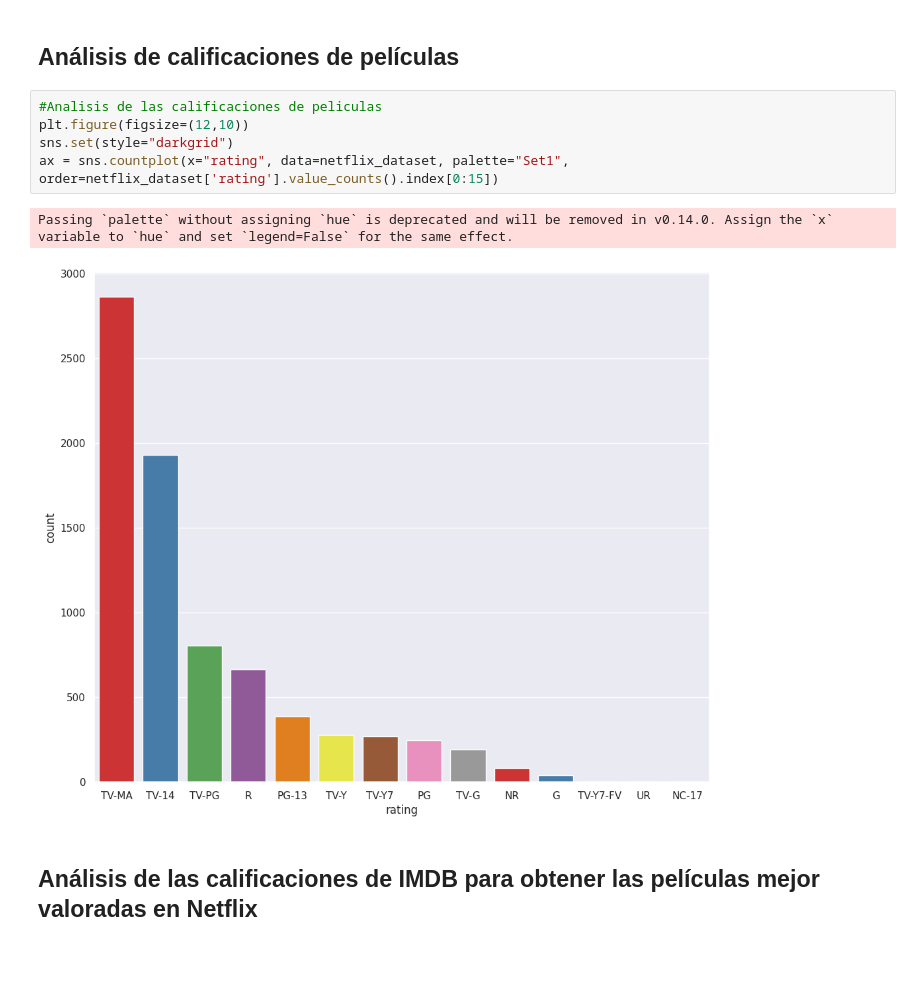
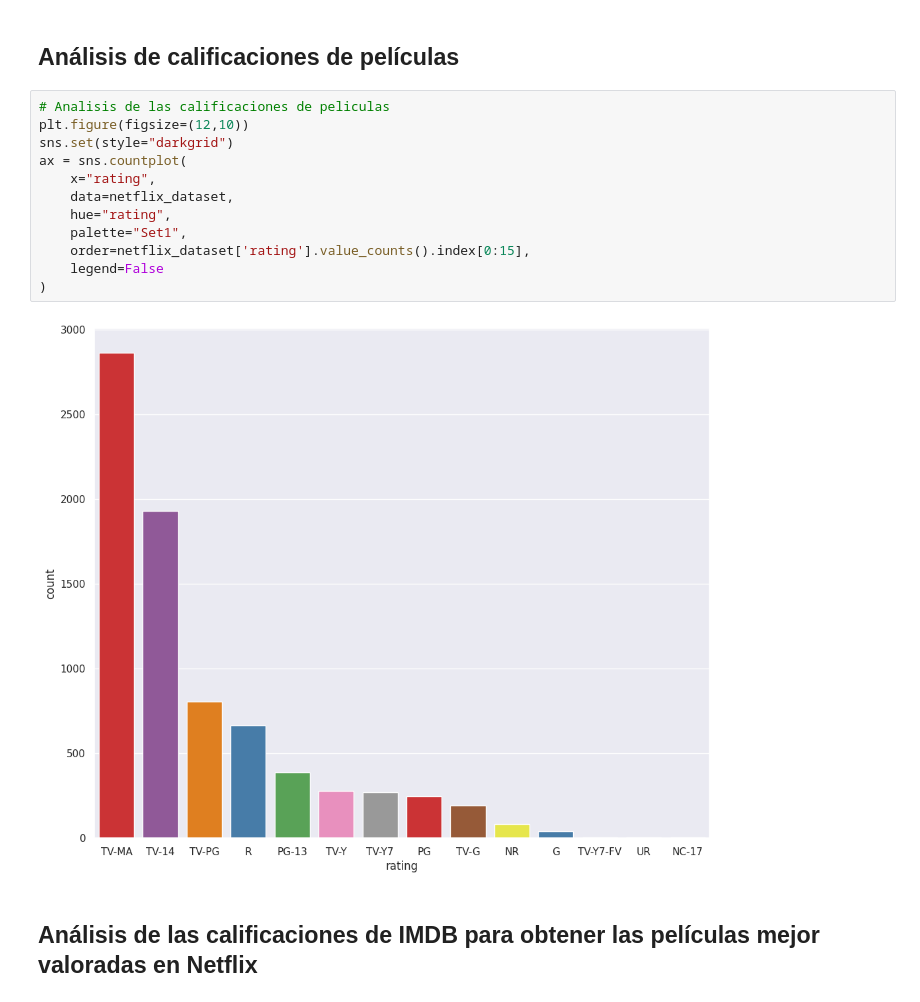
Before and after one commit to KalidRs/practica-9-netflix-analisis, a Jupyter notebook: Practica9_dataset1.ipynb, the cells around one changed output. Saved outputs shown, nothing was run; the diff lists cells and outputs as text; blank space fills up the shorter version.

```diff
--- a/Practica9_dataset1.ipynb
+++ b/Practica9_dataset1.ipynb
@@ -161,13 +157,19 @@ findfont: Font family 'calibri' not found.
 # %% [markdown]
 ## Análisis de calificaciones de películas
 # %%
-#Analisis de las calificaciones de peliculas
+# Analisis de las calificaciones de peliculas
 plt.figure(figsize=(12,10))
 sns.set(style="darkgrid")
-ax = sns.countplot(x="rating", data=netflix_dataset, palette="Set1", order=netflix_dataset['rating'].value_counts().index[0:15])
+ax = sns.countplot(
+    x="rating",
+    data=netflix_dataset,
+    hue="rating",
+    palette="Set1",
+    order=netflix_dataset['rating'].value_counts().index[0:15],
+    legend=False
+)
 # %% [output]
-Passing `palette` without assigning `hue` is deprecated and will be removed in v0.14.0. Assign the `x` variable to `hue` and set `legend=False` for the same effect.
-[figure, old version]
+[figure, new version]
 # %% [markdown]
 ## Análisis de las calificaciones de IMDB para obtener las películas mejor valoradas en Netflix
 # %%
```
Also changed, not shown: parts of 11 cells of this notebook, 1 other file.
